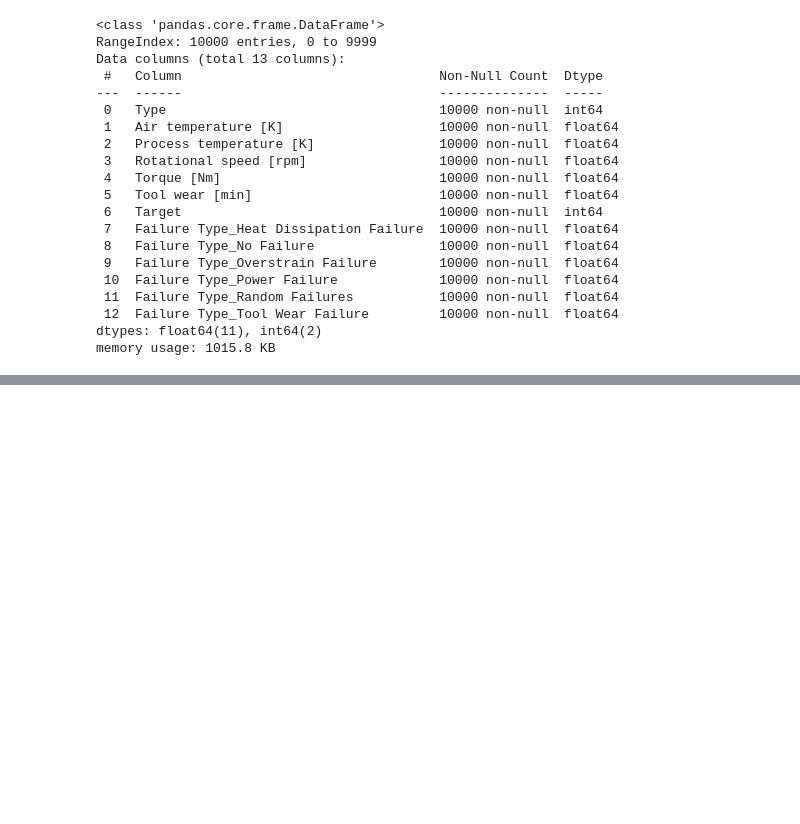
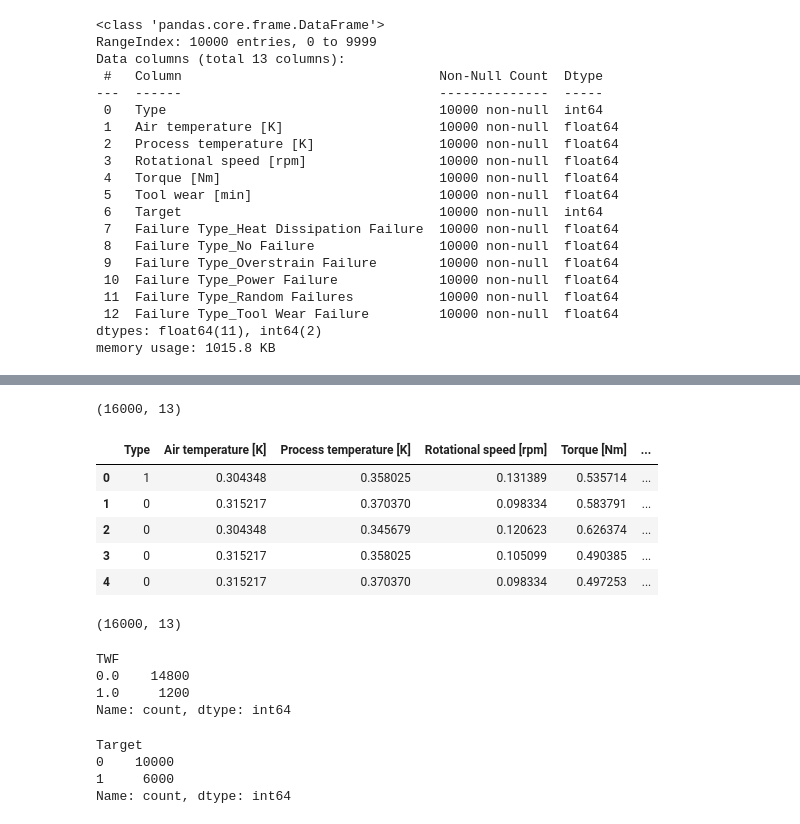
Before and after one commit to Ananddd06/PredictiveMaintenance_AIStudy, a Jupyter notebook: Notebooks/feature_engineering.ipynb, the cells around one changed output, grey strips where cells are left out. Cells and saved outputs as stored; diff of their text form; code cells hidden in the pictures; blank space fills up the shorter version.

```diff
--- a/Notebooks/feature_engineering.ipynb
+++ b/Notebooks/feature_engineering.ipynb
@@ -119,0 +263,32 @@ memory usage: 1015.8 KB
+# %%
+balanced_df.shape
+# %% [output]
+(16000, 13)
+# %%
+data = pd.read_csv("/Users/anand/Desktop/FAI/Data file/balanced_final_preprocessed_df.csv")
+data.head()
+# %% [output]
+|  | Type | Air temperature [K] | Process temperature [K] | Rotational speed [rpm] | Torque [Nm] | ... |
+| 0 | 1 | 0.304348 | 0.358025 | 0.131389 | 0.535714 | ... |
+| 1 | 0 | 0.315217 | 0.370370 | 0.098334 | 0.583791 | ... |
+| 2 | 0 | 0.304348 | 0.345679 | 0.120623 | 0.626374 | ... |
+| 3 | 0 | 0.315217 | 0.358025 | 0.105099 | 0.490385 | ... |
+| 4 | 0 | 0.315217 | 0.370370 | 0.098334 | 0.497253 | ... |
+# %%
+data.shape
+# %% [output]
+(16000, 13)
+# %%
+data['TWF'].value_counts()
+# %% [output]
+TWF
+0.0    14800
+1.0     1200
+Name: count, dtype: int64
+# %%
+data['Target'].value_counts()
+# %% [output]
+Target
+0    10000
+1     6000
+Name: count, dtype: int64
```
Also changed, not shown: parts of 13 cells of this notebook, 3 other files.
